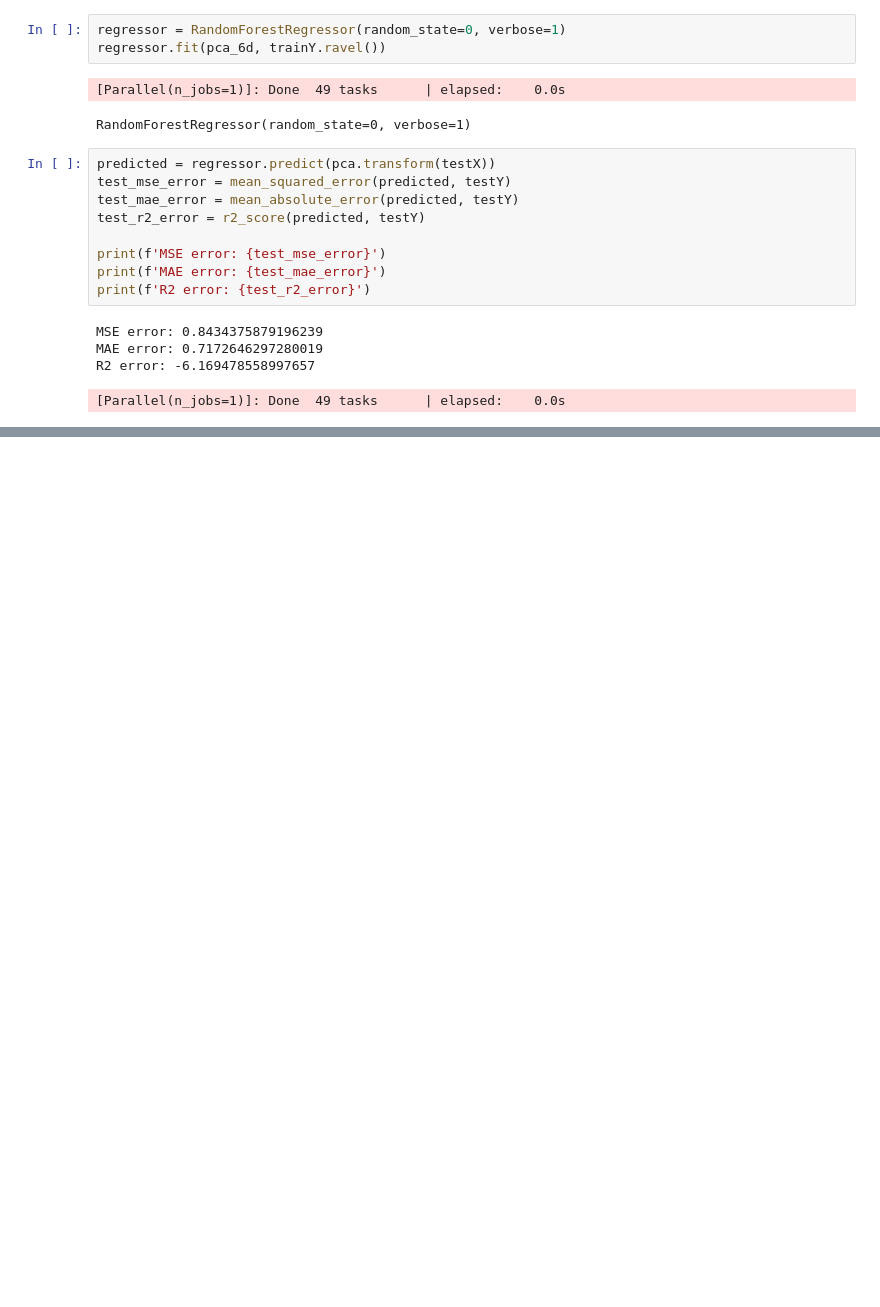
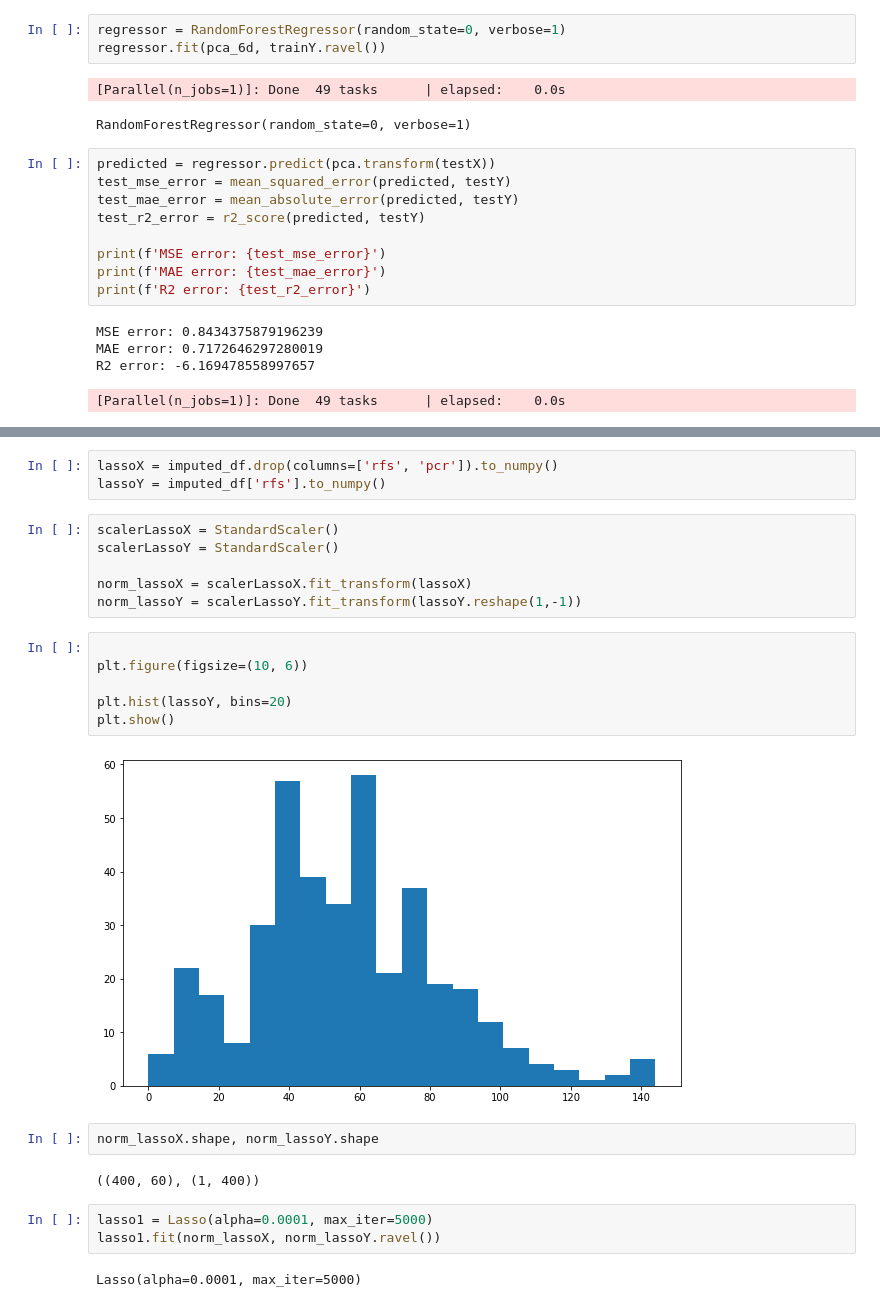
Before and after one commit to artemi8/ml-project-2, a Jupyter notebook: sudarsaan/regression_v1.ipynb, the cells around one changed output, grey strips where cells are left out. Saved outputs shown, nothing was run; the diff lists cells and outputs as text; blank space fills up the shorter version.

```diff
--- a/sudarsaan/regression_v1.ipynb
+++ b/sudarsaan/regression_v1.ipynb
@@ -169,0 +207,26 @@ plt.show()
+# %%
+lassoX = imputed_df.drop(columns=['rfs', 'pcr']).to_numpy()
+lassoY = imputed_df['rfs'].to_numpy()
+# %%
+scalerLassoX = StandardScaler()
+scalerLassoY = StandardScaler()
+
+norm_lassoX = scalerLassoX.fit_transform(lassoX)
+norm_lassoY = scalerLassoY.fit_transform(lassoY.reshape(1,-1))
+# %%
+
+plt.figure(figsize=(10, 6))
+
+plt.hist(lassoY, bins=20)
+plt.show()
+# %% [output]
+[figure, added]
+# %%
+norm_lassoX.shape, norm_lassoY.shape
+# %% [output]
+((400, 60), (1, 400))
+# %%
+lasso1 = Lasso(alpha=0.0001, max_iter=5000)
+lasso1.fit(norm_lassoX, norm_lassoY.ravel())
+# %% [output]
+Lasso(alpha=0.0001, max_iter=5000)
```
Also changed, not shown: parts of 48 cells of this notebook, 5 other files.
